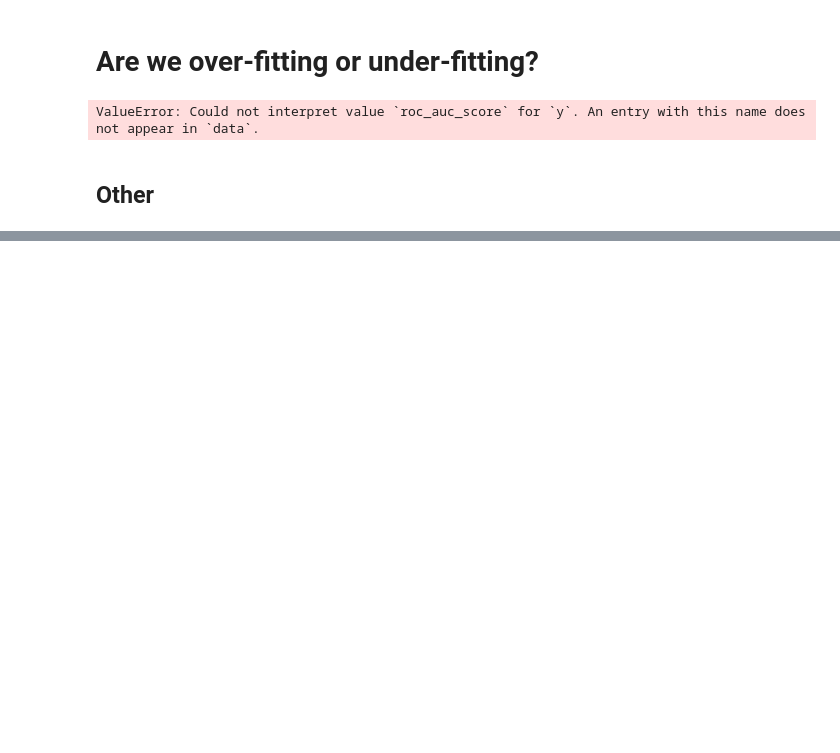
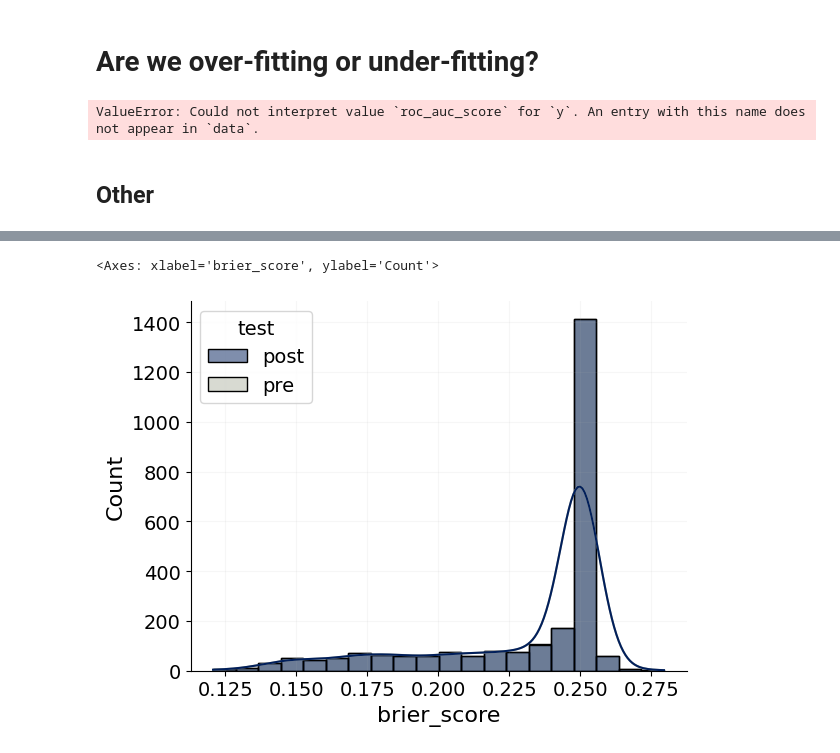
Before and after one commit to jrudoler/permutation-tests, a Jupyter notebook: data_viz.ipynb, the cells around one changed output, grey strips where cells are left out. Saved outputs shown, nothing was run; the diff lists cells and outputs as text; code cells hidden in the pictures; blank space fills up the shorter version.

```diff
--- a/data_viz.ipynb
+++ b/data_viz.ipynb
@@ -430,0 +417,5 @@ ValueError: Could not interpret value `roc_auc_score` for `y`. An entry with thi
+# %%
+sns.histplot(ratio.query("param==0.5"), x="brier_score", hue="test", hue_order=["post", "pre"],kde=True, bins=20)
+# %% [output]
+<Axes: xlabel='brier_score', ylabel='Count'>
+[figure, added]
```
Also changed, not shown: parts of 38 cells of this notebook, 11 other files.
